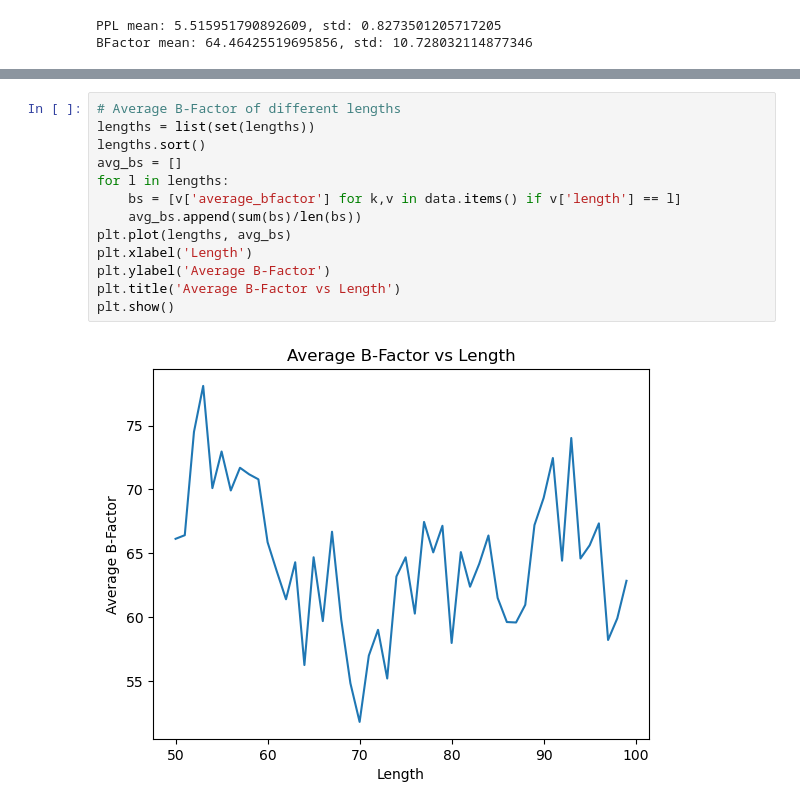
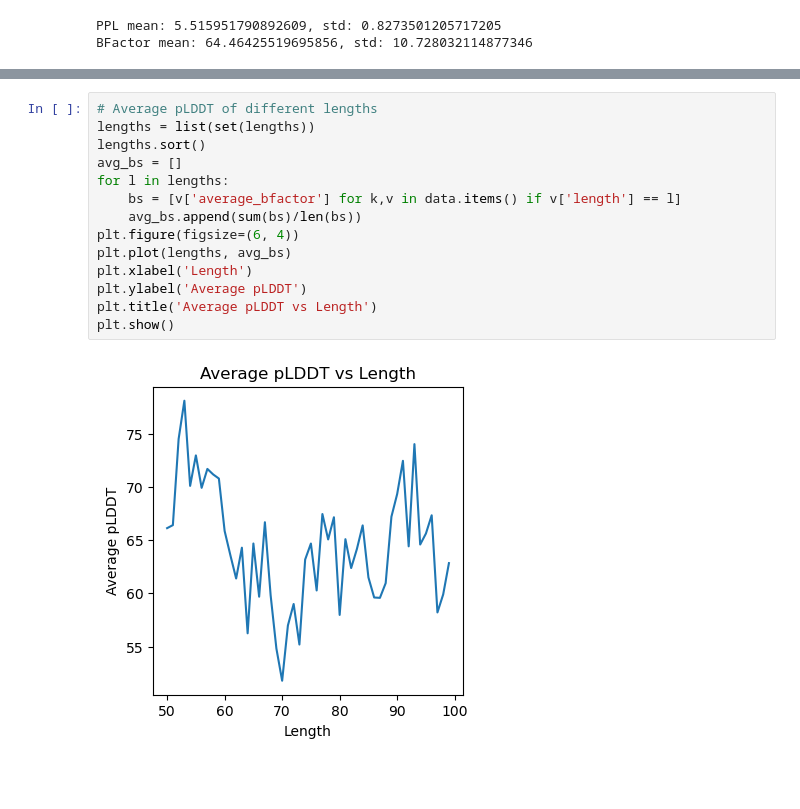
Before and after one commit to mehulbhuradia/Enzymix, a Jupyter notebook: sequence_plots.ipynb, the cells around one changed output, grey strips where cells are left out. Cells and saved outputs as stored; diff of their text form; blank space fills up the shorter version.

```diff
--- a/sequence_plots.ipynb
+++ b/sequence_plots.ipynb
@@ -83,18 +92,19 @@ plt.show()
 # %%
-# Average B-Factor of different lengths
+# Average pLDDT of different lengths
 lengths = list(set(lengths))
 lengths.sort()
 avg_bs = []
 for l in lengths:
     bs = [v['average_bfactor'] for k,v in data.items() if v['length'] == l]
     avg_bs.append(sum(bs)/len(bs))
+plt.figure(figsize=(6, 4))
 plt.plot(lengths, avg_bs)
 plt.xlabel('Length')
-plt.ylabel('Average B-Factor')
-plt.title('Average B-Factor vs Length')
+plt.ylabel('Average pLDDT')
+plt.title('Average pLDDT vs Length')
 plt.show()
 # %% [output]
-[figure, old version]
+[figure, new version]
 # %%
 # Average PPL of different lengths
 lengths = list(set(lengths))
```
Also changed, not shown: parts of 8 cells of this notebook, 6 other files.
